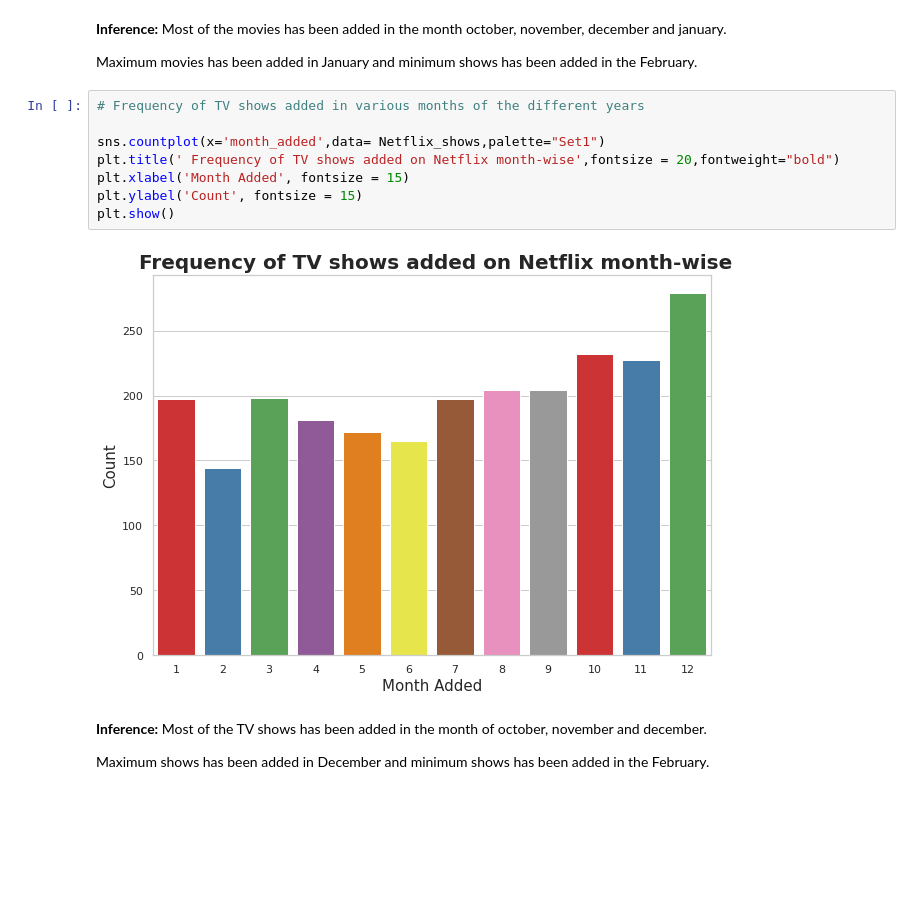
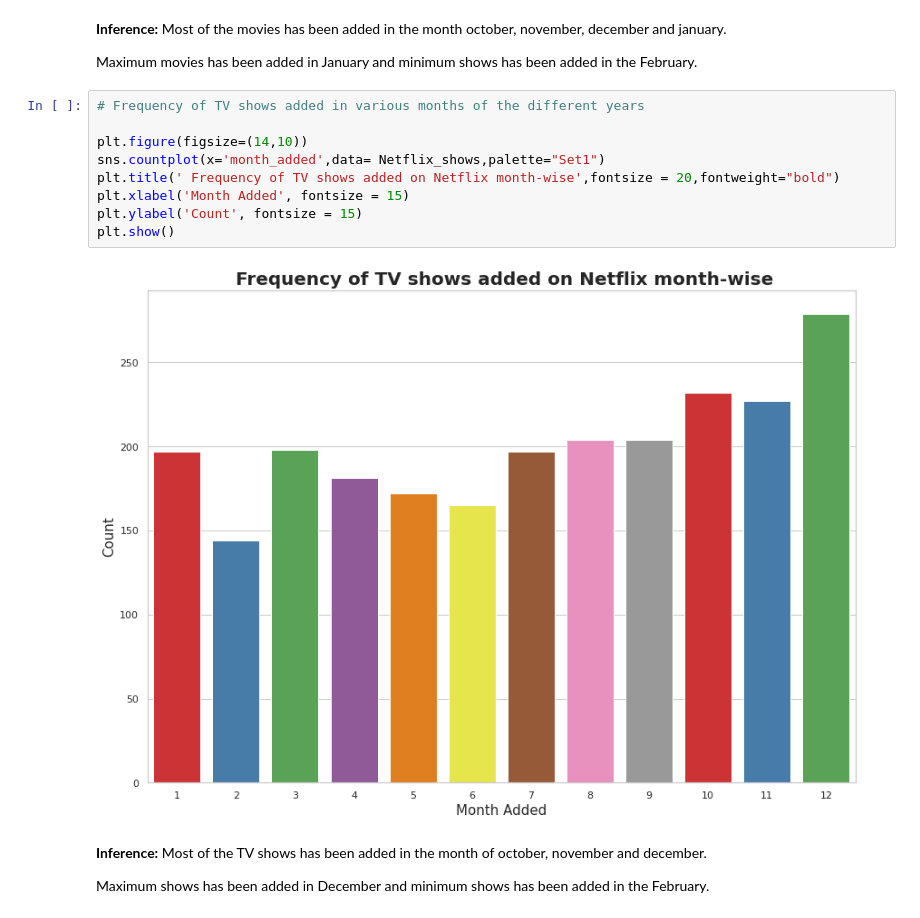
Before and after one commit to shubham-bhadouria/Netflix-Movies-and-TV-shows-clustering, a Jupyter notebook: Netflix_movies_and_TV_show_clustering.ipynb, the cells around one changed output. Saved outputs shown, nothing was run; the diff lists cells and outputs as text; blank space fills up the shorter version.

```diff
--- a/Netflix_movies_and_TV_show_clustering.ipynb
+++ b/Netflix_movies_and_TV_show_clustering.ipynb
@@ -414,13 +417,14 @@ Maximum movies has been added in January and minimum shows has been added in the
 # %%
 # Frequency of TV shows added in various months of the different years
 
+plt.figure(figsize=(14,10))
 sns.countplot(x='month_added',data= Netflix_shows,palette="Set1")
 plt.title(' Frequency of TV shows added on Netflix month-wise',fontsize = 20,fontweight="bold")
 plt.xlabel('Month Added', fontsize = 15)
 plt.ylabel('Count', fontsize = 15)
 plt.show()
 # %% [output]
-[figure, old version]
+[figure, new version]
 # %% [markdown]
 **Inference:** Most of the TV shows has been added in the month of october, november and december.
 
```
Also changed, not shown: parts of 12 cells of this notebook.
